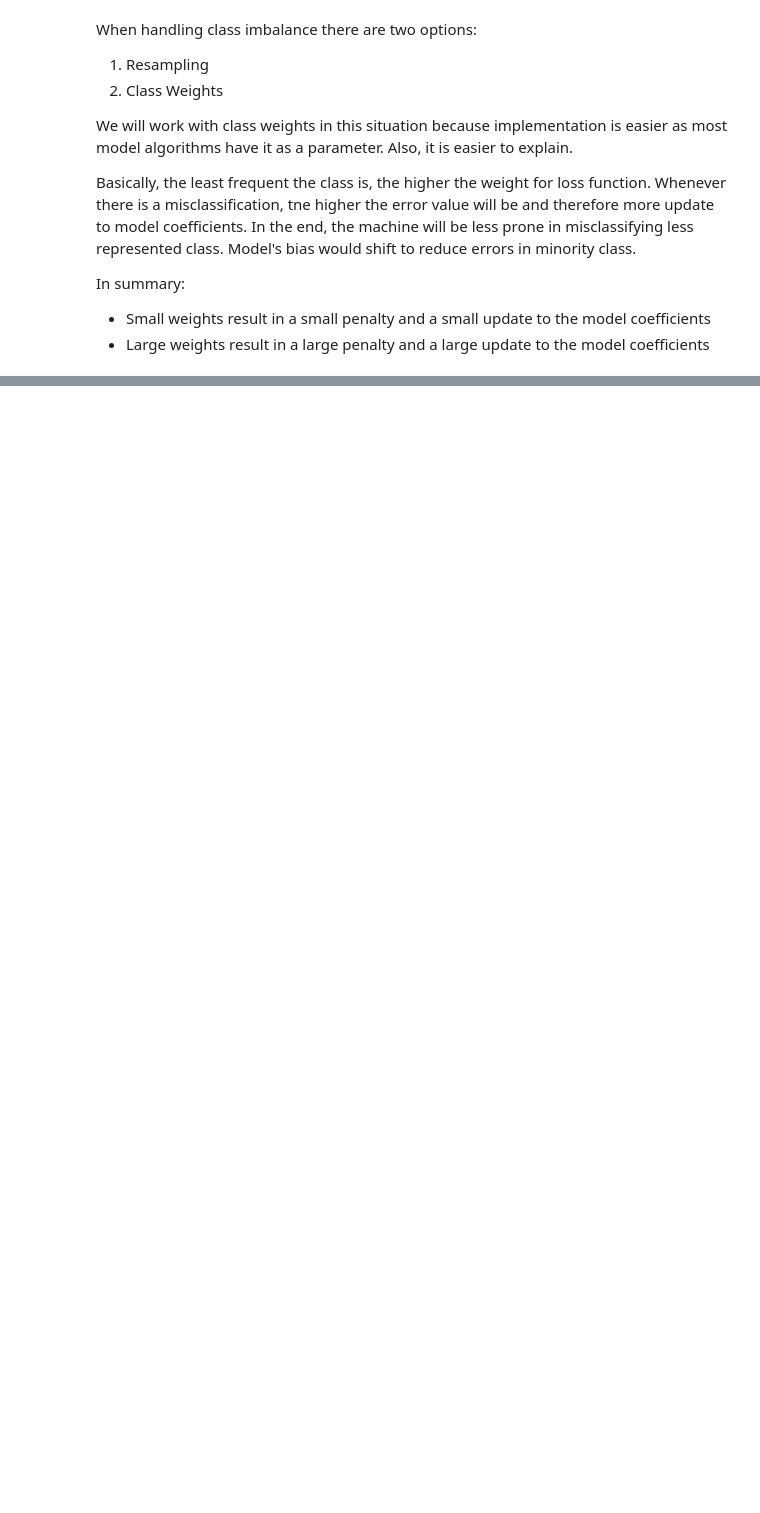
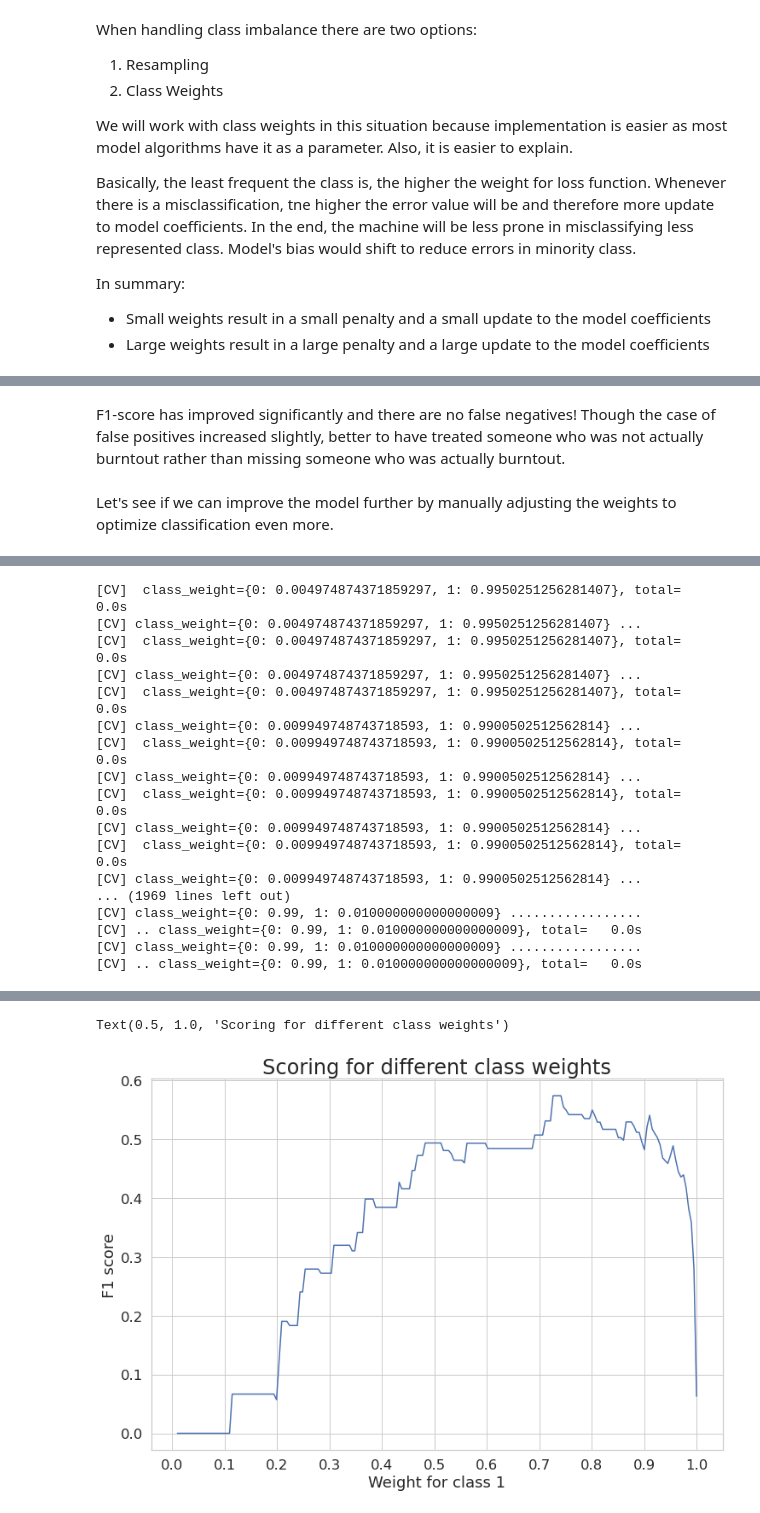
Before and after one commit to mindyng/mindyng.github.io, a Jupyter notebook: nyc-healthcare-workers-burnout.ipynb, the cells around one changed output, grey strips where cells are left out. Saved outputs shown, nothing was run; the diff lists cells and outputs as text; code cells hidden in the pictures; blank space fills up the shorter version.

```diff
--- a/nyc-healthcare-workers-burnout.ipynb
+++ b/nyc-healthcare-workers-burnout.ipynb
@@ -430,0 +446,26 @@ ValueError: Input contains NaN, infinity or a value too large for dtype('float64
+# %% [markdown]
+F1-score has improved significantly and there are no false negatives! Though the case of false positives increased slightly, better to have treated someone who was not actually burntout rather than missing someone who was actually burntout.
+# %% [markdown]
+Let's see if we can improve the model further by manually adjusting the weights to optimize classification even more.
+# %%
+lr_grid = LogisticRegression(solver='newton-cg')
+
+#Setting range for class wts
+weights = np.linspace(0.0,0.99,200)
+
+#Creating dictionary grid for grid search
+param_grid = {'class_weight': [{0:x, 1:1.0-x} for x in weights]}
+
+#Fitting grid search to the train data with 5 folds
+grid_search = GridSearchCV(estimator  = lr_grid, param_grid = param_grid, cv=StratifiedKFold(), n_jobs=1, scoring = 'f1', verbose=2).fit(X_train, y_train)
+
+#Ploting the score for different values of weight
+sns.set_style('whitegrid')
+plt.figure(figsize=(12,8))
+weigh_data = pd.DataFrame({ 'score': grid_search.cv_results_['mean_test_score'], 'weight': (1- weights)})
+sns.lineplot(weigh_data['weight'], weigh_data['score'])
+plt.xlabel('Weight for class 1')
+plt.ylabel('F1 score')
+plt.xticks([round(i/10,1) for i in range(0,11,1)])
+plt.title('Scoring for different class weights', fontsize=24)
+# %% [output]
@@ -430,0 +490,17 @@ ValueError: Input contains NaN, infinity or a value too large for dtype('float64
+[CV]  class_weight={0: 0.004974874371859297, 1: 0.9950251256281407}, total=   0.0s
+[CV] class_weight={0: 0.004974874371859297, 1: 0.9950251256281407} ...
+[CV]  class_weight={0: 0.004974874371859297, 1: 0.9950251256281407}, total=   0.0s
+[CV] class_weight={0: 0.004974874371859297, 1: 0.9950251256281407} ...
+[CV]  class_weight={0: 0.004974874371859297, 1: 0.9950251256281407}, total=   0.0s
+[CV] class_weight={0: 0.009949748743718593, 1: 0.9900502512562814} ...
+[CV]  class_weight={0: 0.009949748743718593, 1: 0.9900502512562814}, total=   0.0s
+[CV] class_weight={0: 0.009949748743718593, 1: 0.9900502512562814} ...
+[CV]  class_weight={0: 0.009949748743718593, 1: 0.9900502512562814}, total=   0.0s
+[CV] class_weight={0: 0.009949748743718593, 1: 0.9900502512562814} ...
+[CV]  class_weight={0: 0.009949748743718593, 1: 0.9900502512562814}, total=   0.0s
+[CV] class_weight={0: 0.009949748743718593, 1: 0.9900502512562814} ...
+... (1969 lines left out)
+[CV] class_weight={0: 0.99, 1: 0.010000000000000009} .................
+[CV] .. class_weight={0: 0.99, 1: 0.010000000000000009}, total=   0.0s
+[CV] class_weight={0: 0.99, 1: 0.010000000000000009} .................
+[CV] .. class_weight={0: 0.99, 1: 0.010000000000000009}, total=   0.0s
@@ -430,0 +508,2 @@ ValueError: Input contains NaN, infinity or a value too large for dtype('float64
+Text(0.5, 1.0, 'Scoring for different class weights')
+[figure, added]
```
Also changed, not shown: parts of 40 cells of this notebook.
